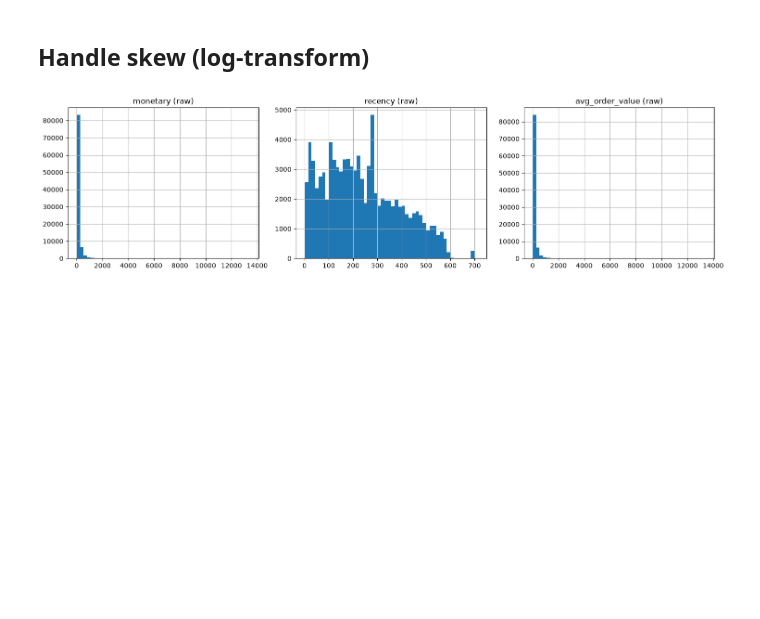
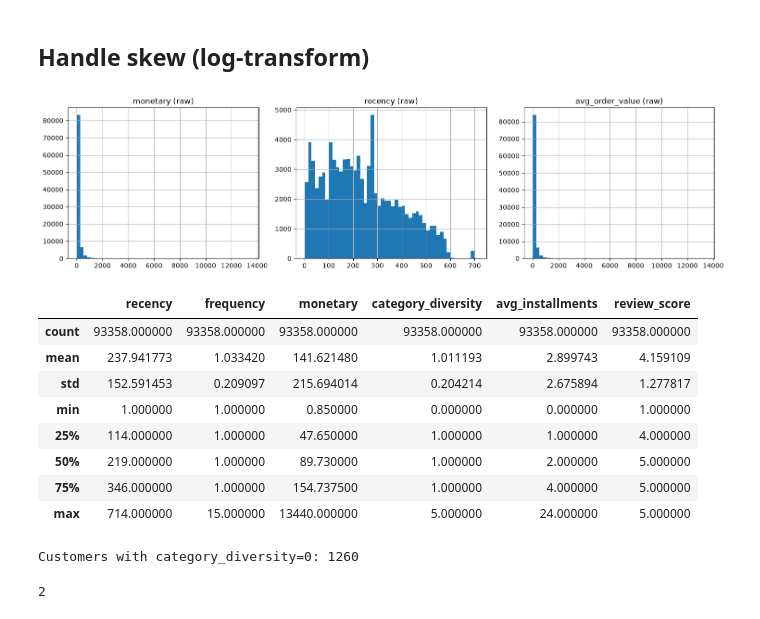
Before and after one commit to jbx-p/customer-segmentation-campaign, a Jupyter notebook: notebooks/01_rfm_features.ipynb, the cells around one changed output. Cells and saved outputs as stored; diff of their text form; code cells hidden in the pictures; blank space fills up the shorter version.

Commit message:
Fix category_diversity null-as-zero bug from Olist unmatched product categories

```diff
--- a/notebooks/01_rfm_features.ipynb
+++ b/notebooks/01_rfm_features.ipynb
@@ -146,3 +146,25 @@ plt.show()
 # %%
 for col in ["monetary", "avg_order_value", "recency"]:
     rfm[f"{col}_log"] = np.log1p(rfm[col])
+# %%
+rfm[["recency","frequency","monetary","category_diversity","avg_installments","review_score"]].describe()
+# %% [output]
+|  | recency | frequency | monetary | category_diversity | avg_installments | review_score |
+| count | 93358.000000 | 93358.000000 | 93358.000000 | 93358.000000 | 93358.000000 | 93358.000000 |
+| mean | 237.941773 | 1.033420 | 141.621480 | 1.011193 | 2.899743 | 4.159109 |
+| std | 152.591453 | 0.209097 | 215.694014 | 0.204214 | 2.675894 | 1.277817 |
+| min | 1.000000 | 1.000000 | 0.850000 | 0.000000 | 0.000000 | 1.000000 |
+| 25% | 114.000000 | 1.000000 | 47.650000 | 1.000000 | 1.000000 | 4.000000 |
+| 50% | 219.000000 | 1.000000 | 89.730000 | 1.000000 | 2.000000 | 5.000000 |
+| 75% | 346.000000 | 1.000000 | 154.737500 | 1.000000 | 4.000000 | 5.000000 |
+| max | 714.000000 | 15.000000 | 13440.000000 | 5.000000 | 24.000000 | 5.000000 |
+# %%
+print(f"Customers with category_diversity=0: {(rfm['category_diversity']==0).sum()}")
+rfm.loc[rfm["category_diversity"] == 0, "category_diversity"] = 1
+# %% [output]
+Customers with category_diversity=0: 1260
+# %%
+zero_installment_orders = txn_pay[txn_pay["avg_installments"] == 0]
+print(zero_installment_orders.shape[0])
+# %% [output]
+2
```
Also changed, not shown: parts of 2 cells of this notebook, 1 other file.
